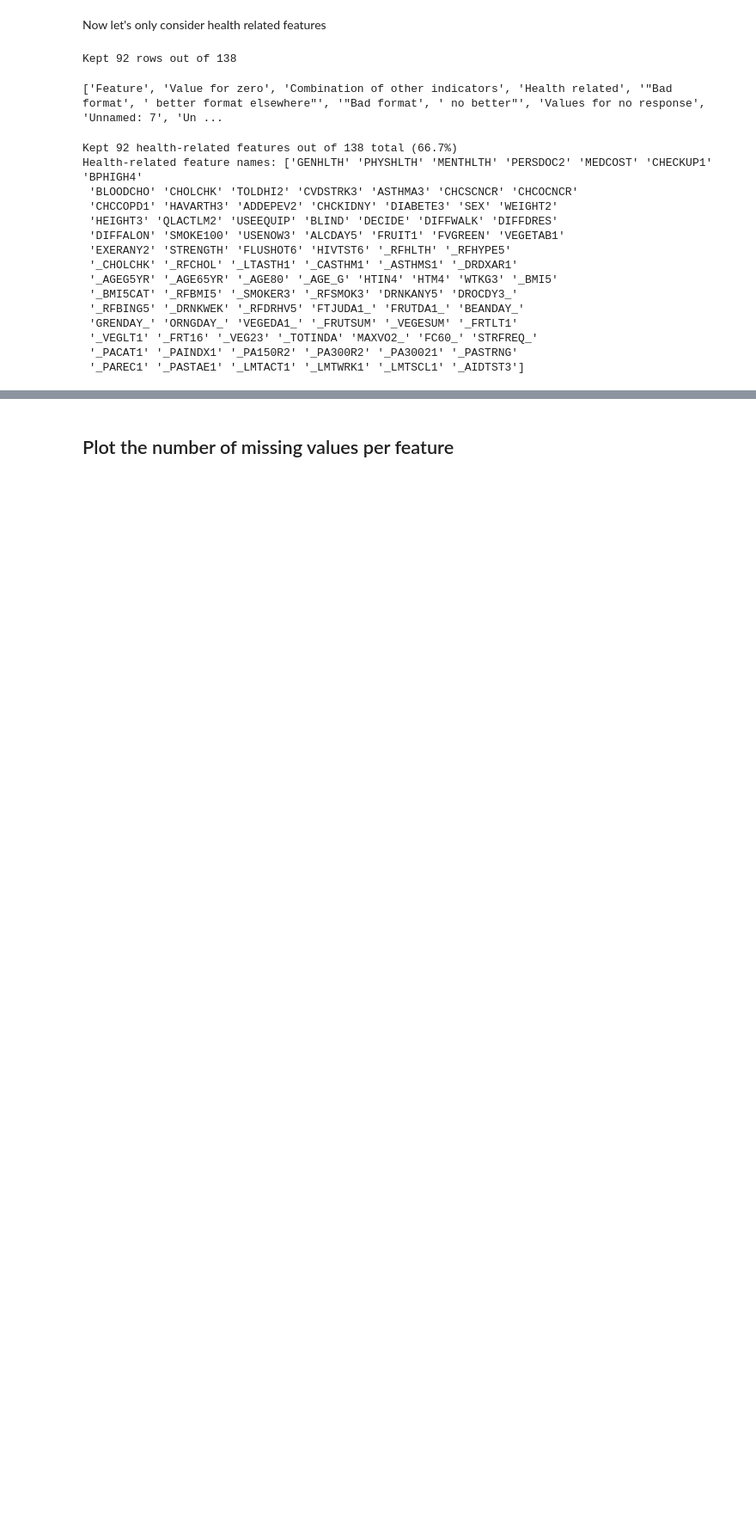
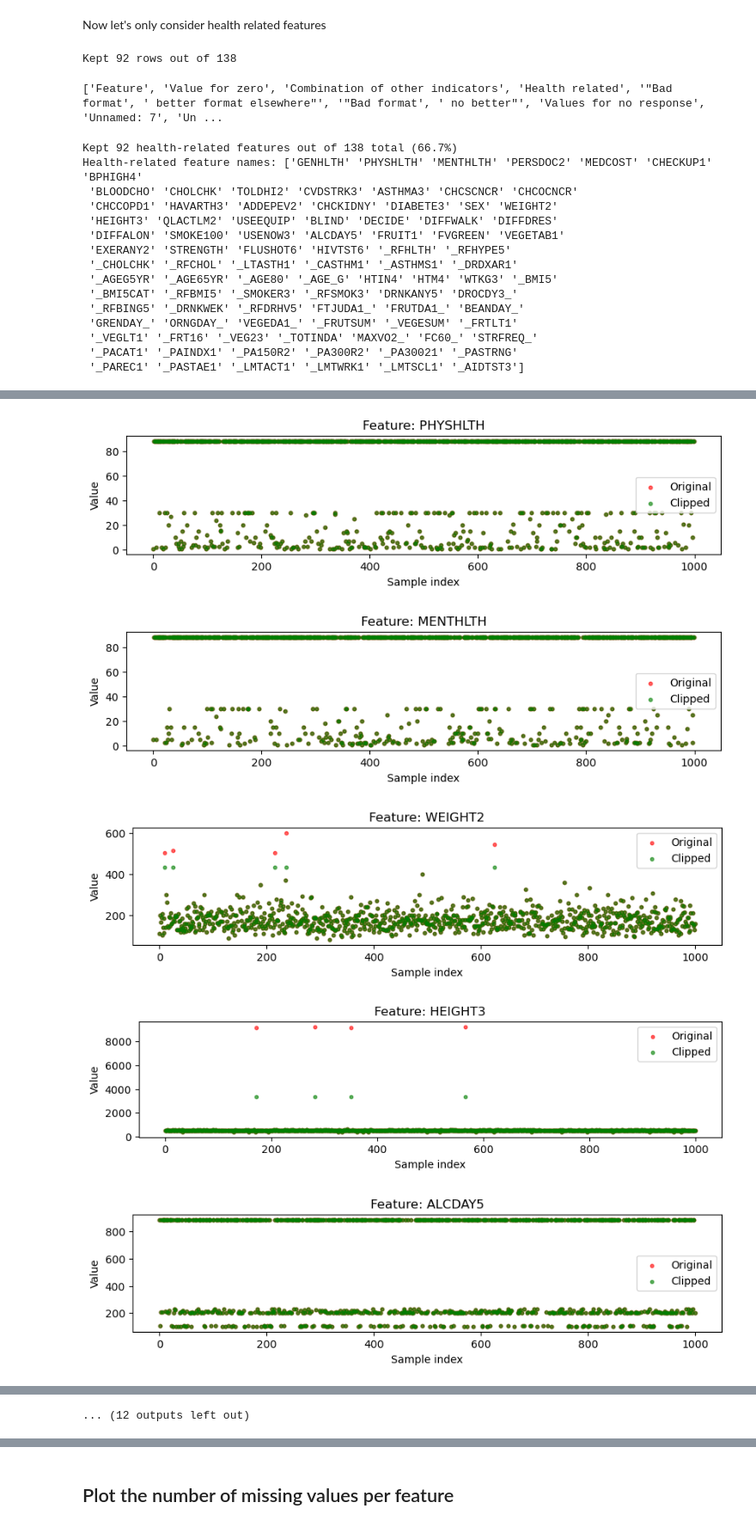
Before and after one commit to nathanmutin/MilaLyon, a Jupyter notebook: run.ipynb, the cells around one changed output, grey strips where cells are left out. Shown at 86% size. Drawn from its saved outputs; the diff is of its cells as text; code cells hidden in the pictures; blank space fills up the shorter version.

```diff
--- a/run.ipynb
+++ b/run.ipynb
@@ -274,0 +490,23 @@ for i, feature in enumerate(feature_names):
+# %%
+def plot_clipped_discrete(x_original, x_clipped, feature_names, continuos_flags):
+    """
+    Plots the original vs clipped values for discrete continuous features.
+    Each point represents a sample.
+    """
+    for i, feature in enumerate(feature_names):
+        if continuos_flags[i] == 1:
+            plt.figure(figsize=(10, 2))
+
+            # Original values
+            plt.scatter(np.arange(x_original.shape[0]), x_original[:, i],
+                        color='red', alpha=0.6, s=10, label='Original')
+
+            # Clipped values
+            plt.scatter(np.arange(x_clipped.shape[0]), x_clipped[:, i],
+                        color='green', alpha=0.6, s=10, label='Clipped')
+
+            plt.title(f"Feature: {feature}")
+            plt.xlabel("Sample index")
+            plt.ylabel("Value")
+            plt.legend()
+            plt.show()
@@ -274,0 +541,8 @@ for i, feature in enumerate(feature_names):
+# %%
+plot_clipped_discrete(x_train_mapped, x_train_clipped, feature_names_health, continuos_flags)
+# %% [output]
+[figure, added]
+[figure, added]
+[figure, added]
+[figure, added]
+[figure, added]
@@ -274,0 +556 @@ for i, feature in enumerate(feature_names):
+... (12 outputs left out)
```
Also changed, not shown: parts of 20 cells of this notebook, 1 other file.
